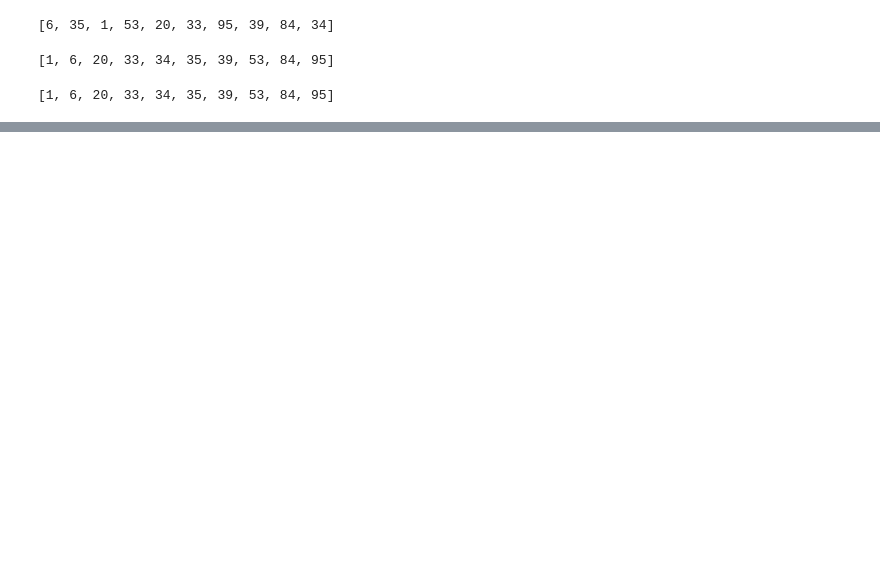
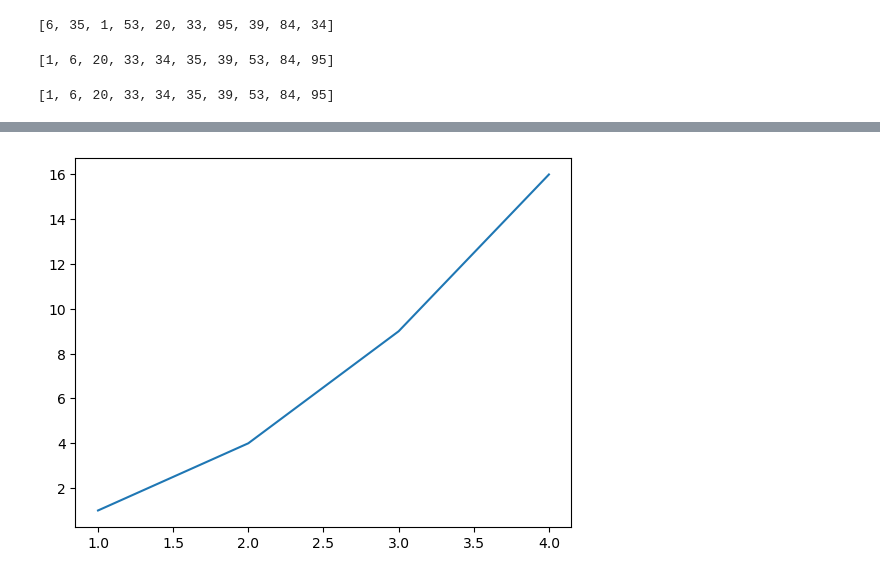
Before and after one commit to fwa-alpha/zero-one1, a Jupyter notebook: test1/notebook1.ipynb, the cells around one changed output, grey strips where cells are left out. Cells and saved outputs as stored; diff of their text form; code cells hidden in the pictures; blank space fills up the shorter version.

```diff
--- a/test1/notebook1.ipynb
+++ b/test1/notebook1.ipynb
@@ -32,0 +59,5 @@ print(quick_sort(a))
+# %%
+plt.plot([1,2,3,4],[1,4,9,16])
+plt.show()
+# %% [output]
+[figure, added]
```
Also changed, not shown: parts of 2 cells of this notebook.
